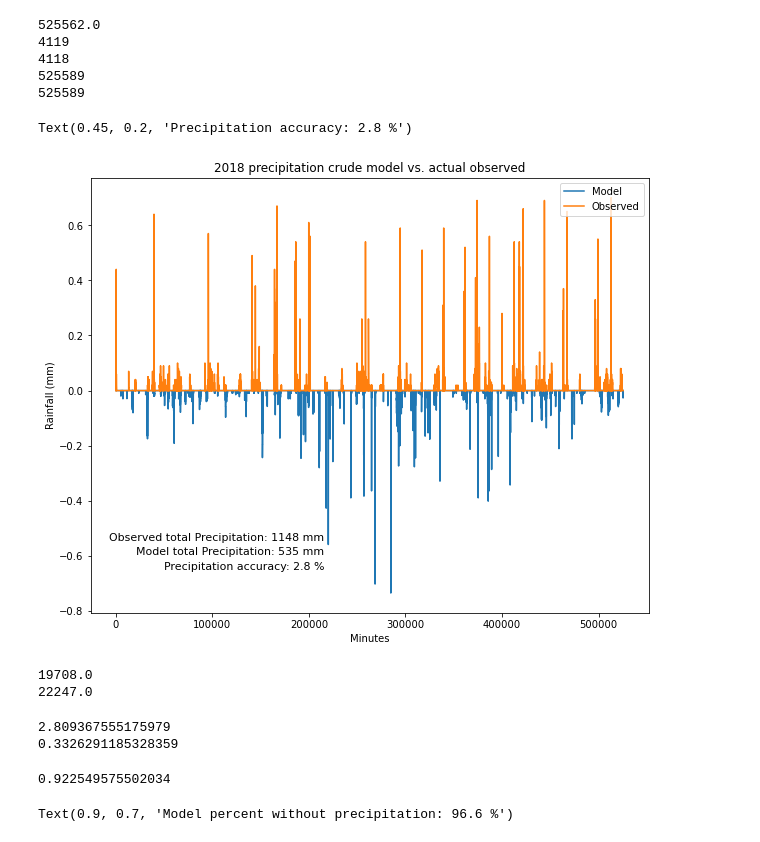
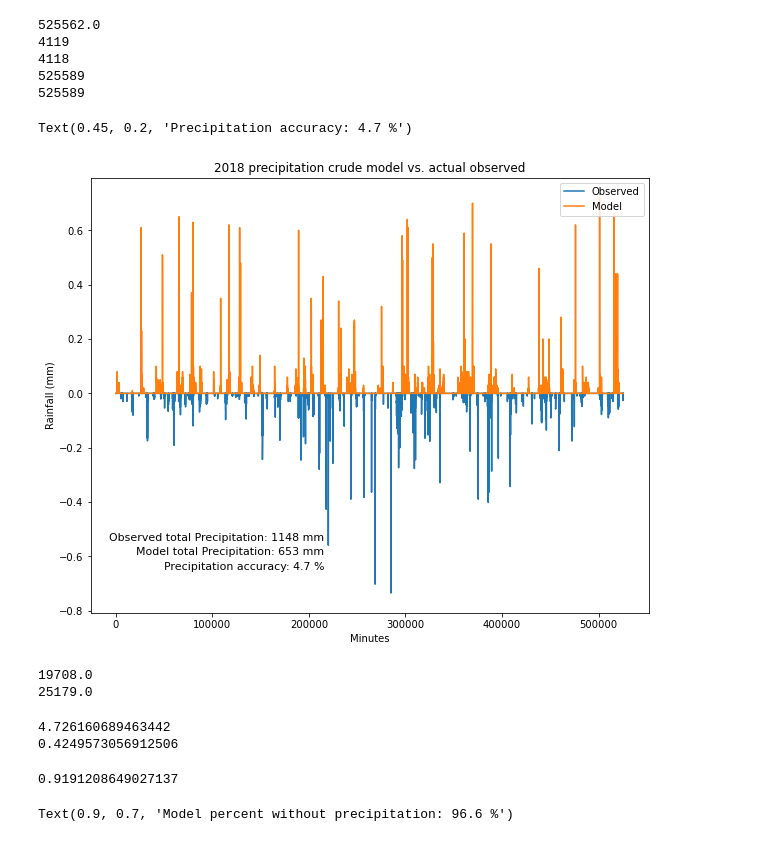
Before and after one commit to zhangt3-e/senior_thesis, a Jupyter notebook: Code/Simulation.ipynb, the cells around one changed output. Drawn from its saved outputs; the diff is of its cells as text; code cells hidden in the pictures.

```diff
--- a/Code/Simulation.ipynb
+++ b/Code/Simulation.ipynb
@@ -58,18 +58,9 @@ def counting(data, want):
 # %%
 def model_1(data, amount, howmuch):
     precip, nonprecip, preciptotal, totalprep = histplot.preciphist(data, len(data), amount, 1, 1)
-    count = 0
-    count1 = 0
-    for i in range(0, len(precip)):
-        hold = precip[i]
-        hold1 = nonprecip[i]
-        if hold > 0:
-            count += 1
-        if hold1 > 0:
-            count1 += 1
-    precip = precip[:count]
-    nonprecip = nonprecip[:count1]
-    preciptotal = preciptotal[:count]
+    precip = precip[precip>0]
+    nonprecip = nonprecip[nonprecip>0]
+    preciptotal = preciptotal[preciptotal>0]
     # Calculate intensities
     inten = np.divide(preciptotal, precip)
     # Exponentials for precipitation duration
@@ -178,4 +169,4 @@ def model_1(data, amount, howmuch):
         Model_outputs = Model
     return Model_outputs, data
 # %%
-sample_output, compare_data = model_1(Whole18, 20000, 1)
+sample_output, compare_data = model_1(Summer18, 5000, 1)
@@ -242,17 +268,17 @@ while(int(hold)-1 > minute):
 # %%
 plt.figure(figsize = (10,8))
 plt.plot(-new2018)
 plt.plot(sample_output)
 plt.title('2018 precipitation crude model vs. actual observed')
 plt.xlabel('Minutes')
 plt.ylabel('Rainfall (mm)')
-plt.legend(['Model', 'Observed'], loc = 'upper right')
-plt.figtext(0.45, 0.25, 'Observed total Precipitation: ' + str(round(np.nansum(compare_data))) + ' mm', fontsize = 11, ha = 'right')
+plt.legend(['Observed', 'Model'], loc = 'upper right')
+plt.figtext(0.45, 0.25, 'Observed total Precipitation: ' + str(round(np.nansum(new2018))) + ' mm', fontsize = 11, ha = 'right')
 plt.figtext(0.45, 0.225, 'Model total Precipitation: ' + str(round(np.nansum(sample_output))) + ' mm', fontsize = 11, ha = 'right')
 plt.figtext(0.45, 0.2, 'Precipitation accuracy: ' + str(round(pre_accuracy,1)) + ' %', fontsize = 11, ha = 'right')
 # %% [output]
-Text(0.45, 0.2, 'Precipitation accuracy: 2.8 %')
+Text(0.45, 0.2, 'Precipitation accuracy: 4.7 %')
-[figure, old version]
+[figure, new version]
 # %%
 # Starts with a simple model accuracy, precip with precip.
 def mod_acc1(model, observed, pre_min):
@@ -290,7 +316,7 @@ pre_model = sum(mod_precip18)
 print(pre_model)
 # %% [output]
 19708.0
-22247.0
+25179.0
 # %%
 model_accuracy = 0
 for i in range(len(new2018)):
@@ -307,12 +333,12 @@ print(mod_acc1(sample_output, new2018, pre_model))
 print(mod_acc2(sample_output, new2018, pre_model))
 pre_accuracy = mod_acc1(sample_output, new2018, pre_model)
 # %% [output]
-2.809367555175979
-0.3326291185328359
+4.726160689463442
+0.4249573056912506
 # %%
 print(model_accuracy)
 # %% [output]
-0.922549575502034
+0.9191208649027137
 # %%
 sample_output, compare_data = model_1(Whole18, 20000, 1)
 # %%
```
Also changed, not shown: parts of 5 cells of this notebook, 1 other file.
